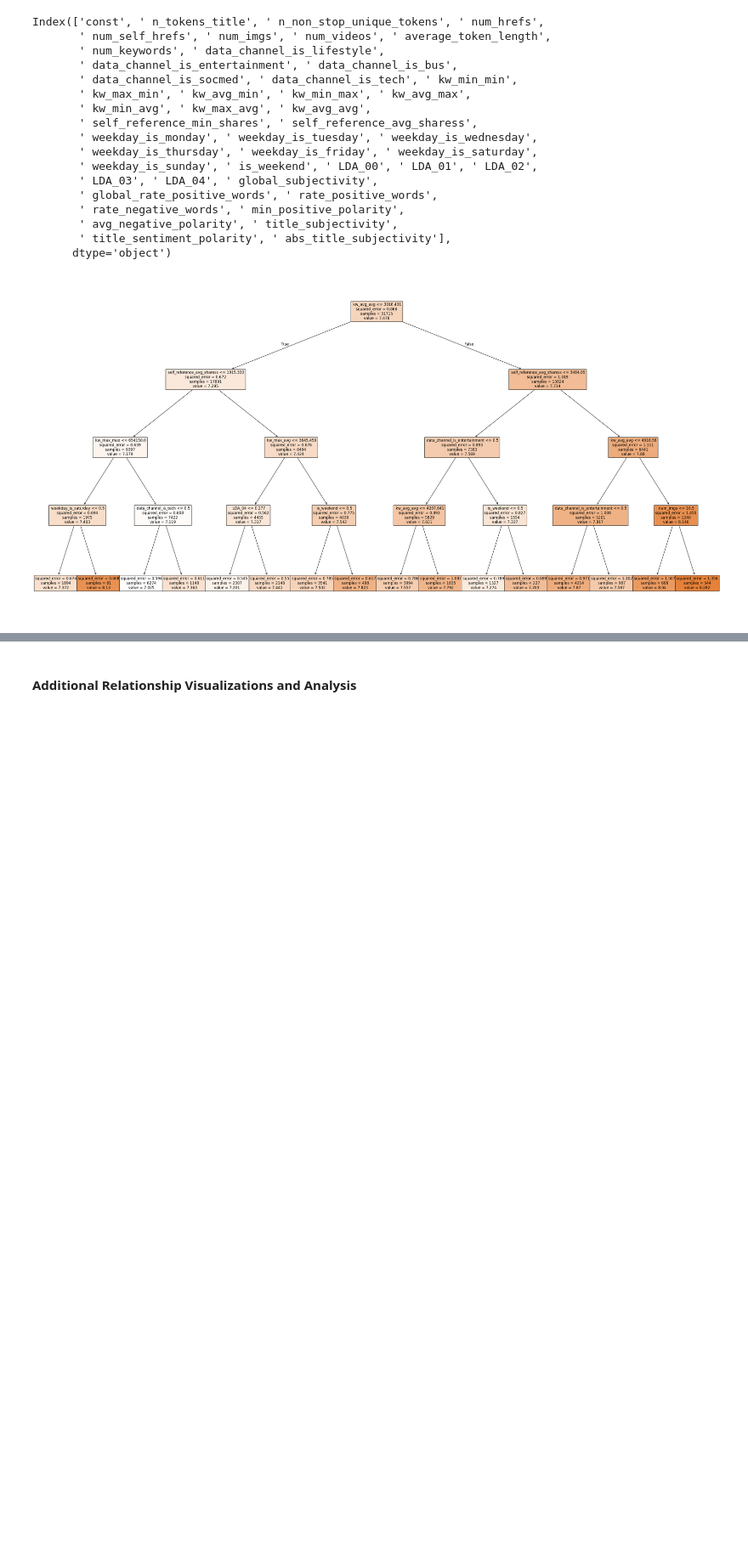
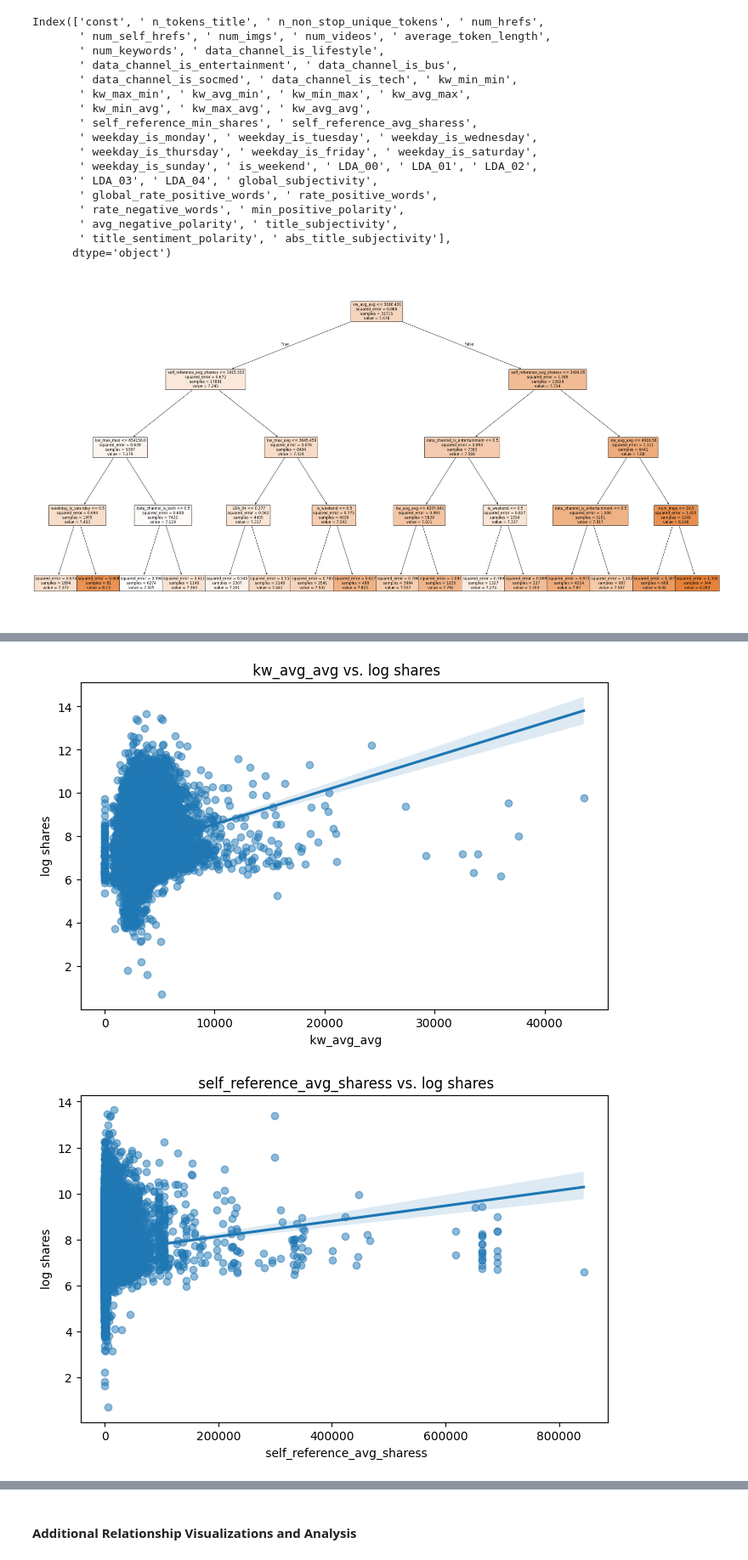
Before and after one commit to stat220/final-lab-aabb-team-group-1, a Jupyter notebook: finalLab.ipynb, the cells around one changed output, grey strips where cells are left out. Shown at 85% size. Drawn from its saved outputs; the diff is of its cells as text; code cells hidden in the pictures; blank space fills up the shorter version.

Commit message:
graph important variables vs target

```diff
--- a/finalLab.ipynb
+++ b/finalLab.ipynb
@@ -181,0 +202,20 @@ plt.show()
+# %%
+important_continuous_features=[' kw_avg_avg', ' self_reference_avg_sharess', ' kw_max_max', ' kw_max_avg', ' LDA_04', ' num_imgs']
+important_binary_features=[' data_channel_is_entertainment', ' weekday_is_saturday', ' data_channel_is_tech', ' is_weekend']
+
+for feature in important_continuous_features:
+    plt.figure(figsize=(8, 5))
+    sns.regplot(x=feature, y=y, data=mashable, scatter_kws={'alpha':0.5})
+    plt.title(f'{feature} vs. {'log shares'}')
+    plt.xlabel(feature)
+    plt.ylabel('log shares')
+    plt.show()
+
+for feature in important_binary_features:
+    plt.figure(figsize=(8,5))
+    sns.boxplot(x=feature, y=y, data=X)
+    plt.title('Target Distribution by Binary Feature (Box Plot)')
+    plt.show()
+# %% [output]
+[figure, added]
+[figure, added]
```
Also changed, not shown: parts of 2 cells of this notebook.
